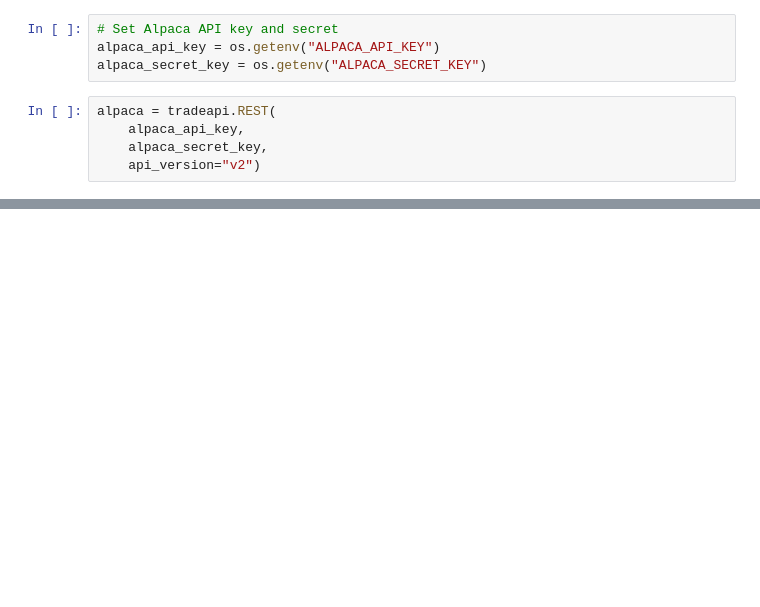
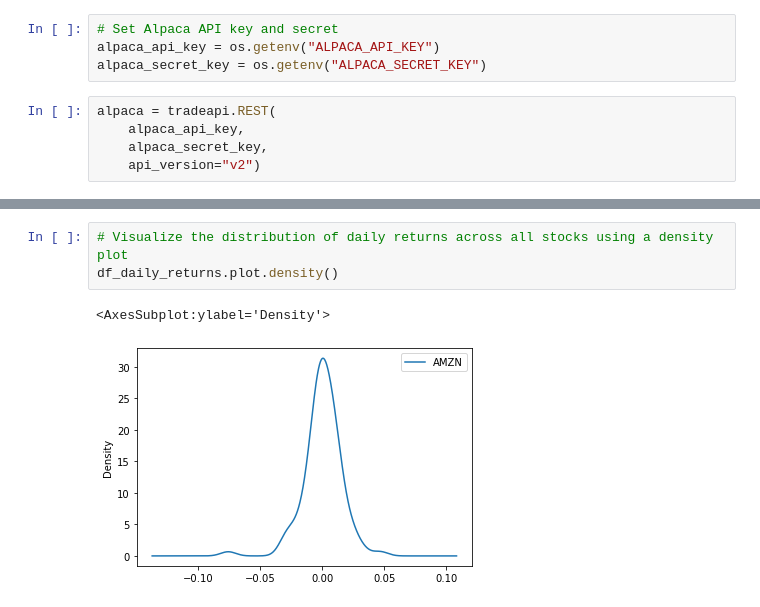
Before and after one commit to jkaryampudi/FinTechStart, a Jupyter notebook: Project1-WorkInProgress.ipynb, the cells around one changed output, grey strips where cells are left out. Cells and saved outputs as stored; diff of their text form; blank space fills up the shorter version.

```diff
--- a/Project1-WorkInProgress.ipynb
+++ b/Project1-WorkInProgress.ipynb
@@ -54,0 +104,6 @@ df_closing_prices.head()
+# %%
+# Visualize the distribution of daily returns across all stocks using a density plot
+df_daily_returns.plot.density()
+# %% [output]
+<AxesSubplot:ylabel='Density'>
+[figure, added]
```
Also changed, not shown: parts of 9 cells of this notebook, 3 other files.
